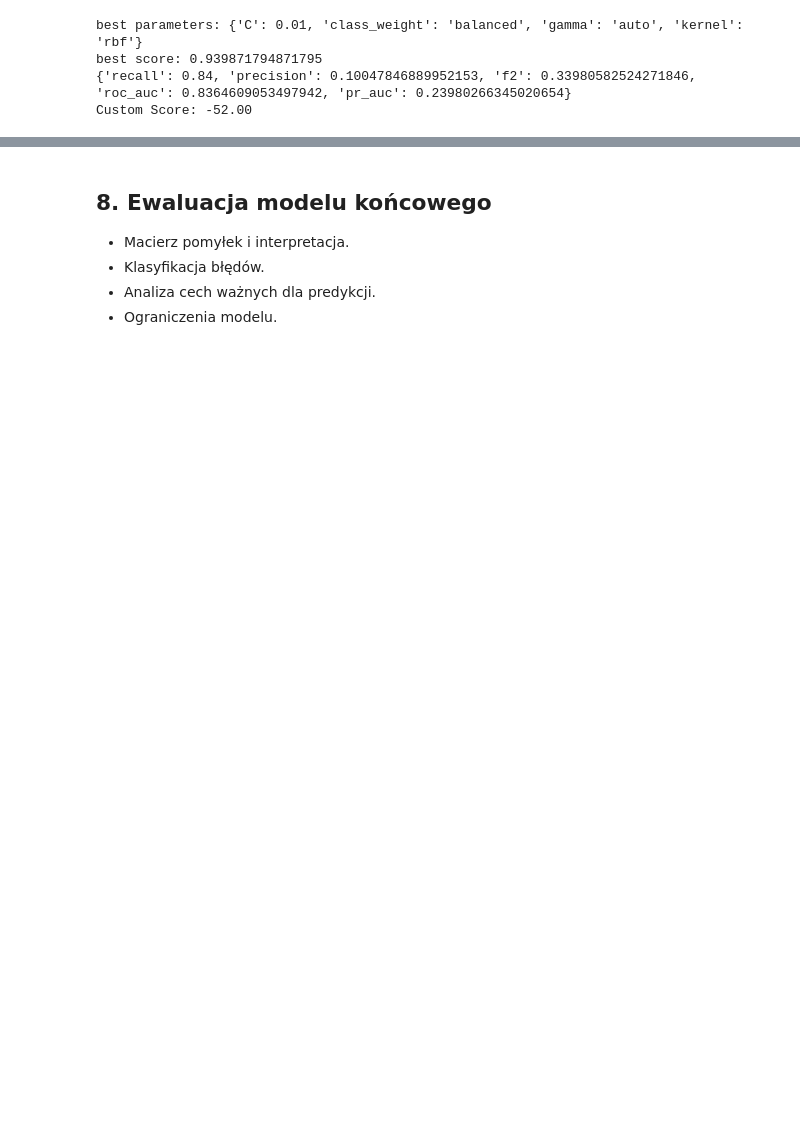
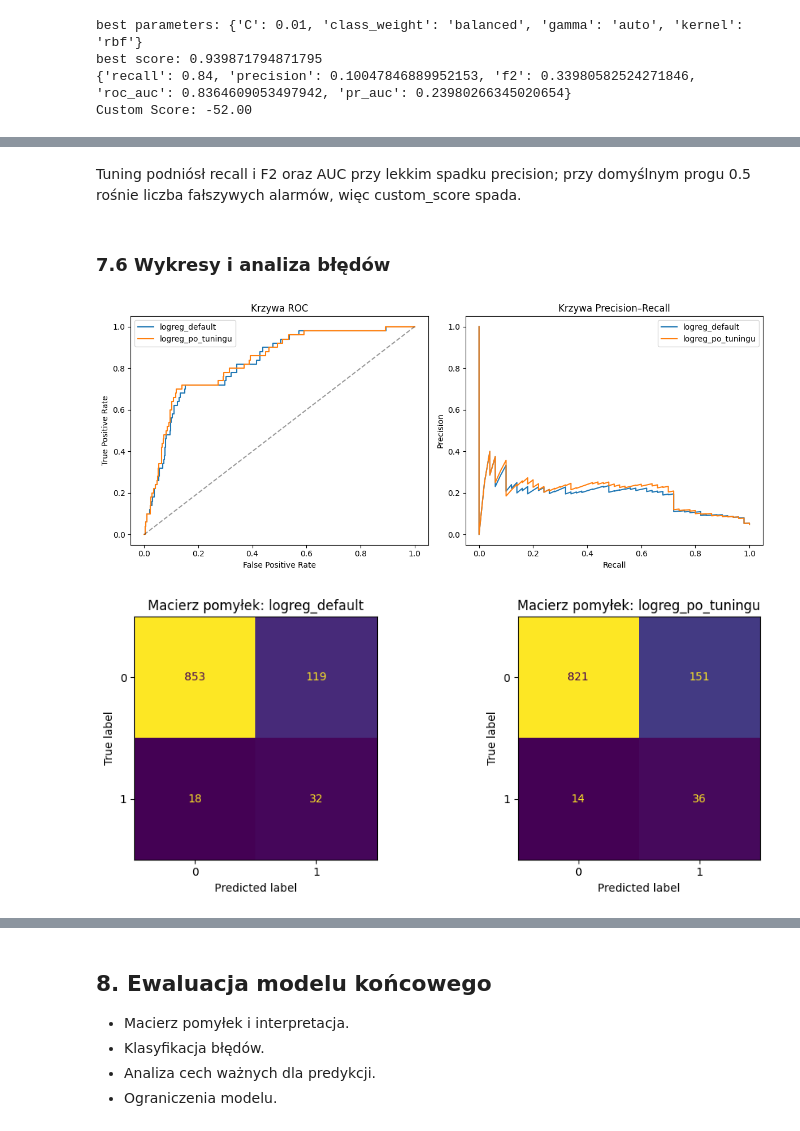
Before and after one commit to Zajecia-na-PWr-LR/lista-4-projekt-grupowy-malinki-wiki, a Jupyter notebook: notebooks/Stroke_Prediction.ipynb, the cells around one changed output, grey strips where cells are left out. Saved outputs shown, nothing was run; the diff lists cells and outputs as text; code cells hidden in the pictures; blank space fills up the shorter version.

```diff
--- a/notebooks/Stroke_Prediction.ipynb
+++ b/notebooks/Stroke_Prediction.ipynb
@@ -614,0 +677,51 @@ Custom Score: -52.00
+# %% [markdown]
+Tuning podniósł recall i F2 oraz AUC przy lekkim spadku precision; przy domyślnym progu 0.5 rośnie liczba fałszywych alarmów, więc custom_score spada.
+# %% [markdown]
+### 7.6 Wykresy i analiza błędów
+# %%
+from sklearn.metrics import roc_curve, precision_recall_curve, ConfusionMatrixDisplay
+
+logreg_default = baseline_models["logreg_default"]
+logreg_tuned = best_logreg
+
+p_default = logreg_default.predict_proba(X_test)[:, 1]
+p_tuned = logreg_tuned.predict_proba(X_test)[:, 1]
+
+y_pred_default = (p_default >= 0.5).astype(int)
+y_pred_tuned = (p_tuned >= 0.5).astype(int)
+
+fig, axes = plt.subplots(1, 2, figsize=(12, 5))
+
+
+fpr_d, tpr_d, _ = roc_curve(y_test, p_default)
+fpr_t, tpr_t, _ = roc_curve(y_test, p_tuned)
+axes[0].plot(fpr_d, tpr_d, label="logreg_default")
+axes[0].plot(fpr_t, tpr_t, label="logreg_po_tuningu")
+axes[0].plot([0, 1], [0, 1], "k--", alpha=0.4)
+axes[0].set_title("Krzywa ROC")
+axes[0].set_xlabel("False Positive Rate")
+axes[0].set_ylabel("True Positive Rate")
+axes[0].legend()
+
+prec_d, rec_d, _ = precision_recall_curve(y_test, p_default)
+prec_t, rec_t, _ = precision_recall_curve(y_test, p_tuned)
+axes[1].plot(rec_d, prec_d, label="logreg_default")
+axes[1].plot(rec_t, prec_t, label="logreg_po_tuningu")
+axes[1].set_title("Krzywa Precision–Recall")
+axes[1].set_xlabel("Recall")
+axes[1].set_ylabel("Precision")
+axes[1].legend()
+
+plt.tight_layout()
+plt.show()
+
+fig, axes = plt.subplots(1, 2, figsize=(10, 4))
+ConfusionMatrixDisplay.from_predictions(y_test, y_pred_default, ax=axes[0], colorbar=False)
+axes[0].set_title("Macierz pomyłek: logreg_default")
+ConfusionMatrixDisplay.from_predictions(y_test, y_pred_tuned, ax=axes[1], colorbar=False)
+axes[1].set_title("Macierz pomyłek: logreg_po_tuningu")
+plt.tight_layout()
+plt.show()
+# %% [output]
+[figure, added]
+[figure, added]
```
Also changed, not shown: parts of 17 cells of this notebook.
